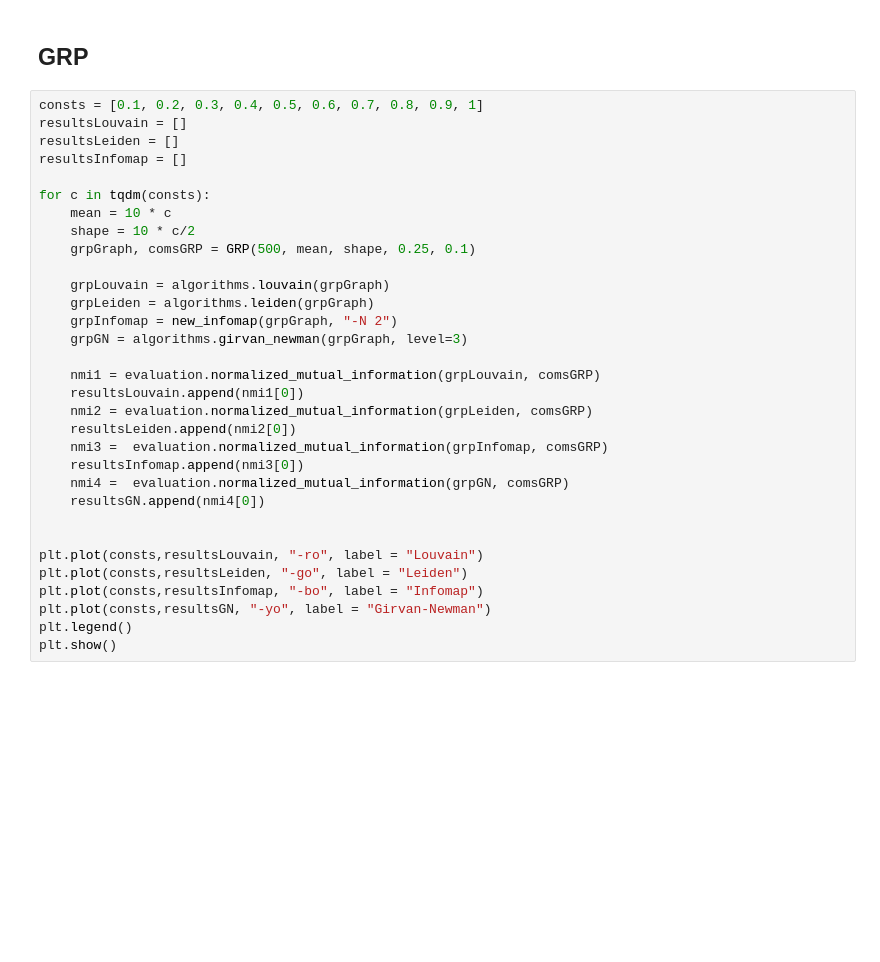
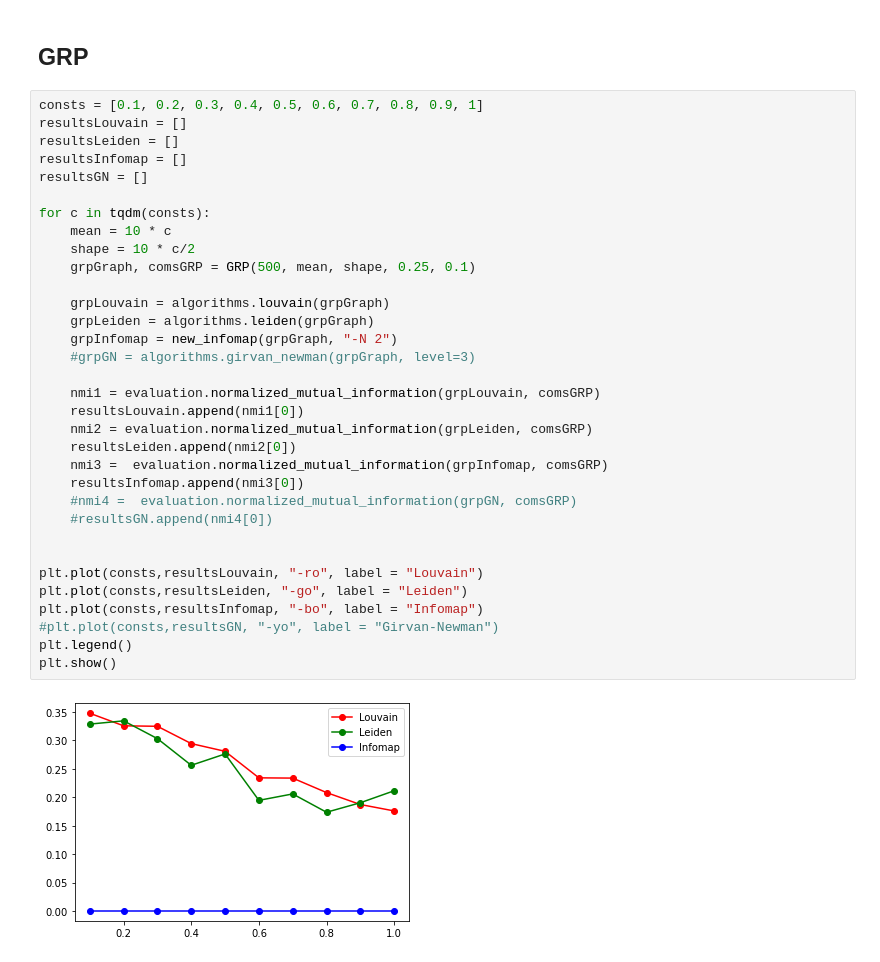
Before and after one commit to fabiuchiha/CRC2021, a Jupyter notebook: Community Finding.ipynb, the cells around one changed output. Saved outputs shown, nothing was run; the diff lists cells and outputs as text; blank space fills up the shorter version.

```diff
--- a/Community Finding.ipynb
+++ b/Community Finding.ipynb
@@ -331,32 +334,35 @@ plt.show()
 # %%
 consts = [0.1, 0.2, 0.3, 0.4, 0.5, 0.6, 0.7, 0.8, 0.9, 1]
 resultsLouvain = []
 resultsLeiden = []
 resultsInfomap = []
+resultsGN = []
 
 for c in tqdm(consts):
     mean = 10 * c
     shape = 10 * c/2
     grpGraph, comsGRP = GRP(500, mean, shape, 0.25, 0.1)
 
     grpLouvain = algorithms.louvain(grpGraph)
     grpLeiden = algorithms.leiden(grpGraph)
     grpInfomap = new_infomap(grpGraph, "-N 2")
-    grpGN = algorithms.girvan_newman(grpGraph, level=3)
+    #grpGN = algorithms.girvan_newman(grpGraph, level=3)
 
     nmi1 = evaluation.normalized_mutual_information(grpLouvain, comsGRP)
     resultsLouvain.append(nmi1[0])
     nmi2 = evaluation.normalized_mutual_information(grpLeiden, comsGRP)
     resultsLeiden.append(nmi2[0])
     nmi3 =  evaluation.normalized_mutual_information(grpInfomap, comsGRP)
     resultsInfomap.append(nmi3[0])
-    nmi4 =  evaluation.normalized_mutual_information(grpGN, comsGRP)
-    resultsGN.append(nmi4[0])
+    #nmi4 =  evaluation.normalized_mutual_information(grpGN, comsGRP)
+    #resultsGN.append(nmi4[0])
 
 
 plt.plot(consts,resultsLouvain, "-ro", label = "Louvain")
 plt.plot(consts,resultsLeiden, "-go", label = "Leiden")
 plt.plot(consts,resultsInfomap, "-bo", label = "Infomap")
-plt.plot(consts,resultsGN, "-yo", label = "Girvan-Newman")
+#plt.plot(consts,resultsGN, "-yo", label = "Girvan-Newman")
 plt.legend()
 plt.show()
+# %% [output]
+[figure, added]
```
Also changed, not shown: parts of 3 cells of this notebook.
